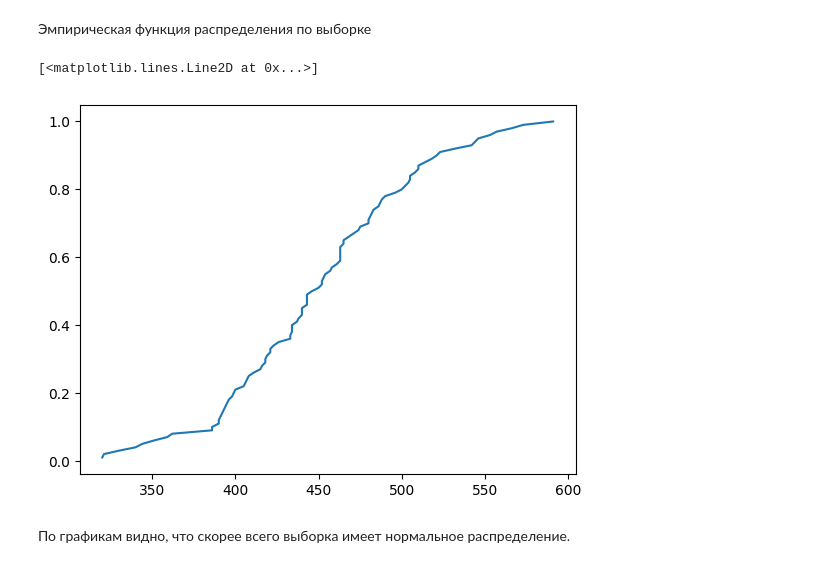
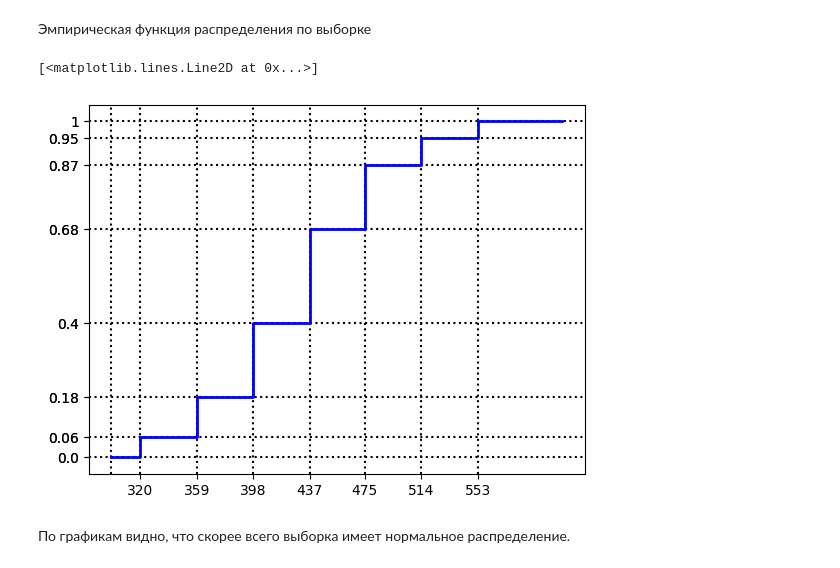
Before and after one commit to the-mvi/smedh-2024, a Jupyter notebook: 0381_Laari_EM_Zakharov_FS/task1.ipynb, the cells around one changed output. Drawn from its saved outputs; the diff is of its cells as text; code cells hidden in the pictures.

```diff
--- a/0381_Laari_EM_Zakharov_FS/task1.ipynb
+++ b/0381_Laari_EM_Zakharov_FS/task1.ipynb
@@ -143,13 +146,31 @@ plt.show()
 # %% [markdown]
 Эмпирическая функция распределения по выборке
-# %%
-from statsmodels.distributions.empirical_distribution import ECDF
-
-ecdf = ECDF(data["A"])
-plt.plot(ecdf.x, ecdf.y)
-# %% [output]
-[<matplotlib.lines.Line2D at 0x...>]
-[figure, removed]
+# %%
+from statsmodels.distributions.empirical_distribution import ECDF
+
+x_data = []
+y_data = []
+x_ticks = []
+x_data.append(min(intervals[0]) - 20)
+y_data.append(0)
+for i in range(len(intervals)):
+  x_ticks.append(min(intervals[i]))
+  x_data.append(min(intervals[i]))
+  x_data.append(min(intervals[i]))
+  y_data.append(sum([len(k) for k in intervals[:i]]) / N)
+  y_data.append(sum([len(k) for k in intervals[:i + 1]]) / N)
+x_data.append(max(intervals[-1]) + 20)
+y_data.append(1)
+for i in x_data[::2]:
+  plt.axvline(x=i, ls=":", color="black")
+for i in y_data[::2]:
+  plt.axhline(y=i, ls=":", color="black")
+plt.xticks(ticks=x_ticks, labels=x_ticks)
+plt.yticks(ticks=y_data, labels=y_data)
+plt.plot(x_data, y_data, color="blue", linewidth=2)
+# %% [output]
+[<matplotlib.lines.Line2D at 0x...>]
+[figure, added]
 # %% [markdown]
 По графикам видно, что скорее всего выборка имеет нормальное распределение.
 # %% [markdown]
```
Also changed, not shown: parts of 9 cells of this notebook.
